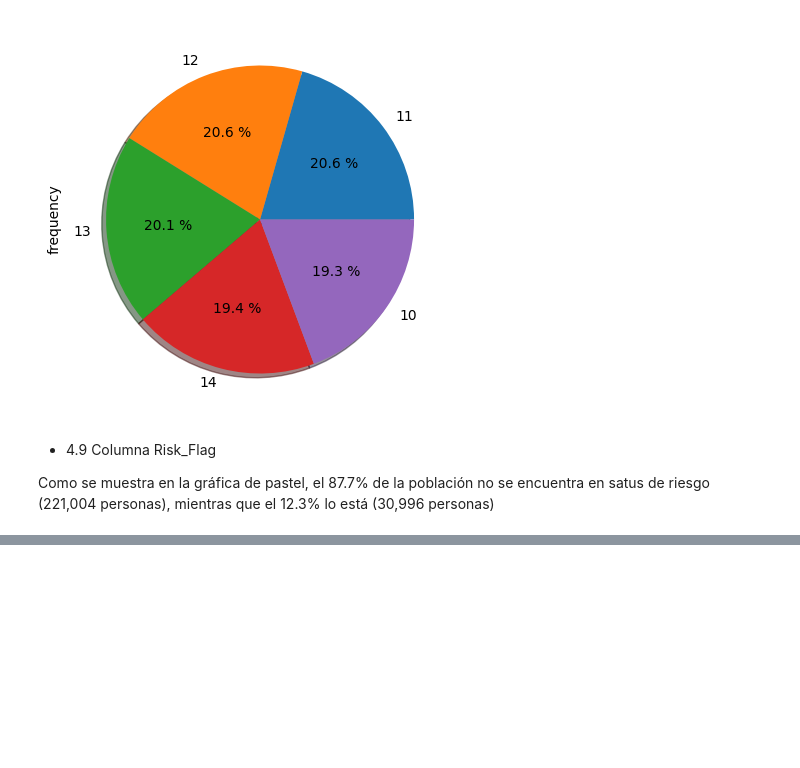
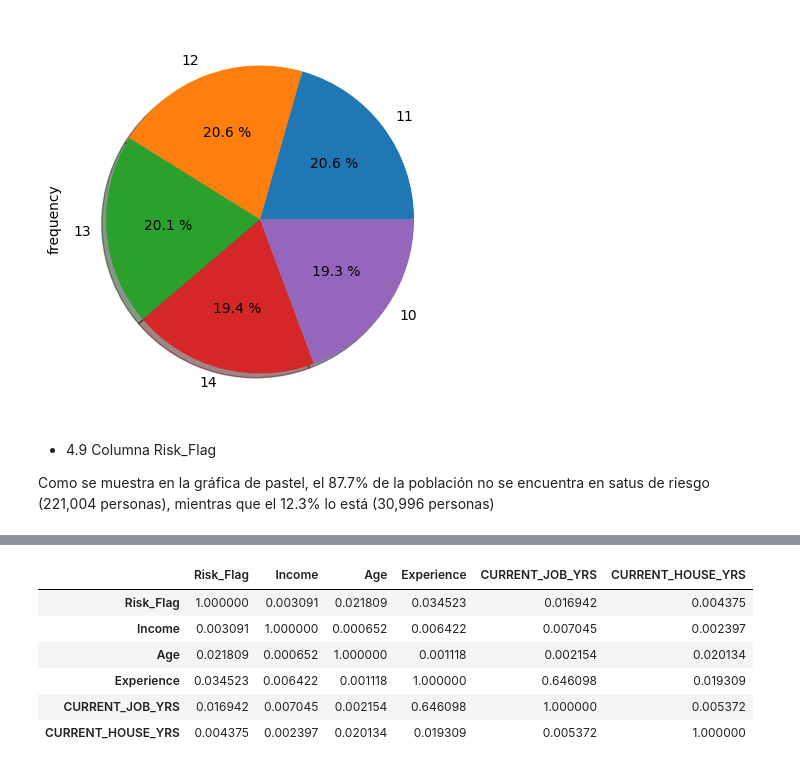
Before and after one commit to JIsraP/Actividad6_RegresionLinealMultipleyNoLineal, a Jupyter notebook: Act6.1.ipynb, the cells around one changed output, grey strips where cells are left out. Cells and saved outputs as stored; diff of their text form; code cells hidden in the pictures; blank space fills up the shorter version.

```diff
--- a/Act6.1.ipynb
+++ b/Act6.1.ipynb
@@ -420,0 +479,12 @@ Personas en riesgo: 30996
+# %%
+#Encontramos el valor absoluto de todas las correlaciones entre las variables
+Corr_Factors1= abs(Corr_Factors)
+Corr_Factors1
+# %% [output]
+|  | Risk_Flag | Income | Age | Experience | CURRENT_JOB_YRS | CURRENT_HOUSE_YRS |
+| Risk_Flag | 1.000000 | 0.003091 | 0.021809 | 0.034523 | 0.016942 | 0.004375 |
+| Income | 0.003091 | 1.000000 | 0.000652 | 0.006422 | 0.007045 | 0.002397 |
+| Age | 0.021809 | 0.000652 | 1.000000 | 0.001118 | 0.002154 | 0.020134 |
+| Experience | 0.034523 | 0.006422 | 0.001118 | 1.000000 | 0.646098 | 0.019309 |
+| CURRENT_JOB_YRS | 0.016942 | 0.007045 | 0.002154 | 0.646098 | 1.000000 | 0.005372 |
+| CURRENT_HOUSE_YRS | 0.004375 | 0.002397 | 0.020134 | 0.019309 | 0.005372 | 1.000000 |
```
Also changed, not shown: parts of 10 cells of this notebook.
